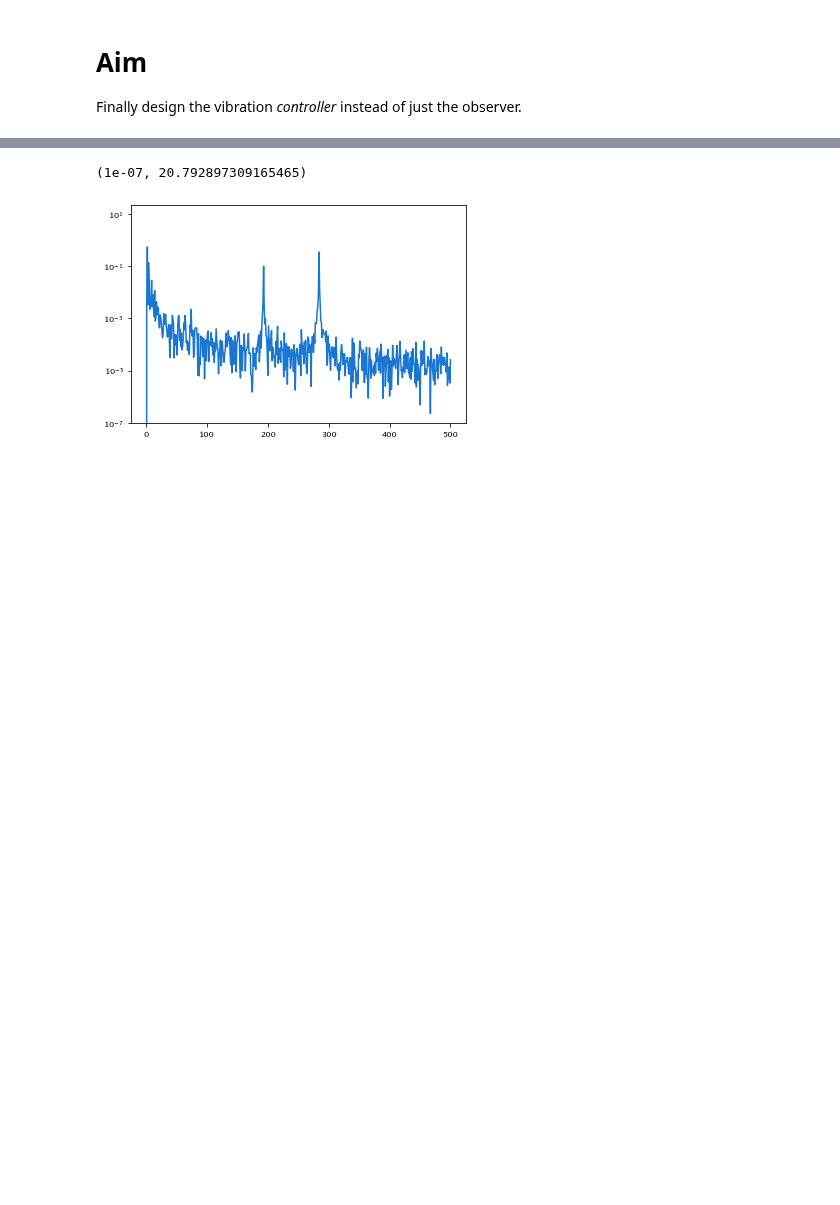
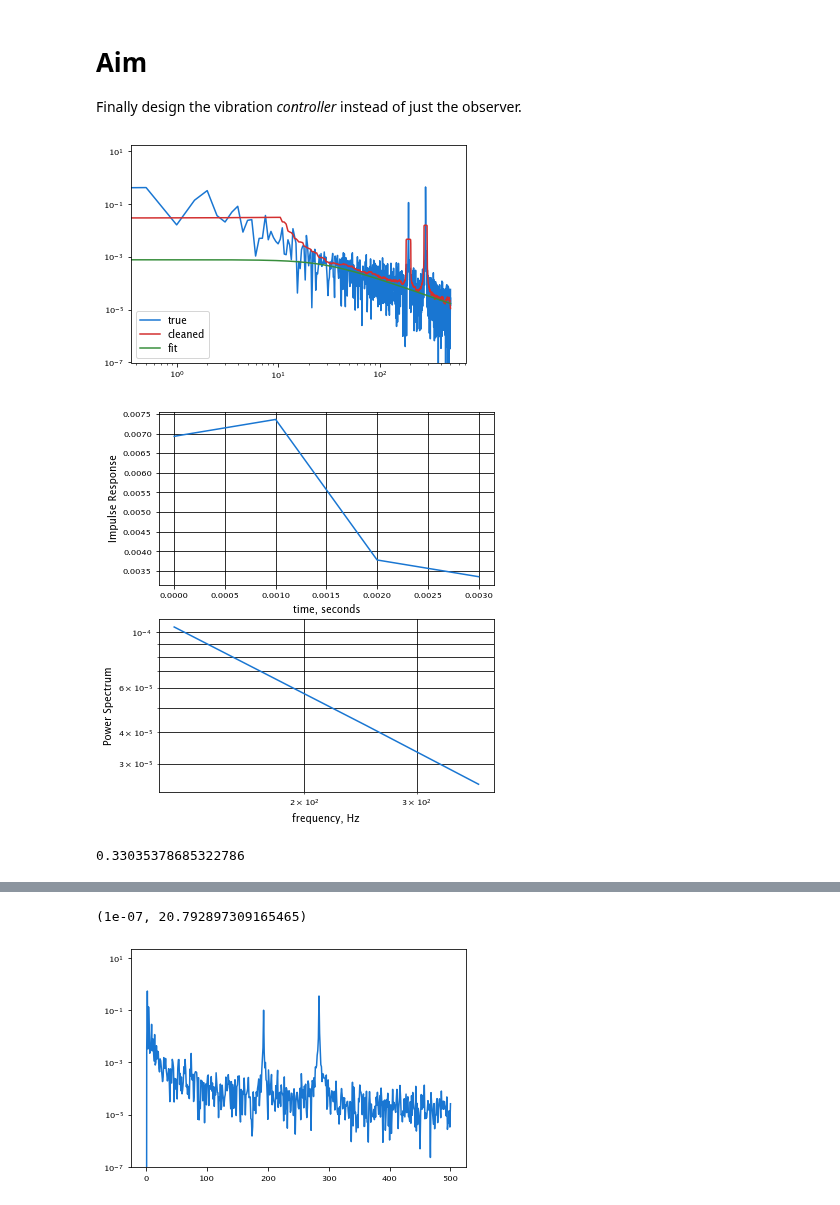
Before and after one commit to aditya-sengupta/tip-tilt-control, a Jupyter notebook: control/dev/vibe_controller.ipynb, the cells around one changed output, grey strips where cells are left out. Drawn from its saved outputs; the diff is of its cells as text; code cells hidden in the pictures; blank space fills up the shorter version.

Commit message:
vibe controller has a good result

```diff
--- a/control/dev/vibe_controller.ipynb
+++ b/control/dev/vibe_controller.ipynb
@@ -5,3 +5,8 @@ Finally design the vibration _controller_ instead of just the observer.
 # %%
 from controller import *
 %matplotlib inline
+# %%
+kalman = Controller('kalman', make_kfilter_turb(make_impulse(truth[:size//2], N=N), truth[:N] + np.random.normal(0, noise, (N,))))
+# %% [output]
+[figure, added]
+[figure, added]
@@ -7,0 +15,5 @@ from controller import *
+# %%
+res = truth - predict
+rms(res)
+# %% [output]
+0.33035378685322786
```
Also changed, not shown: parts of 15 cells of this notebook.
